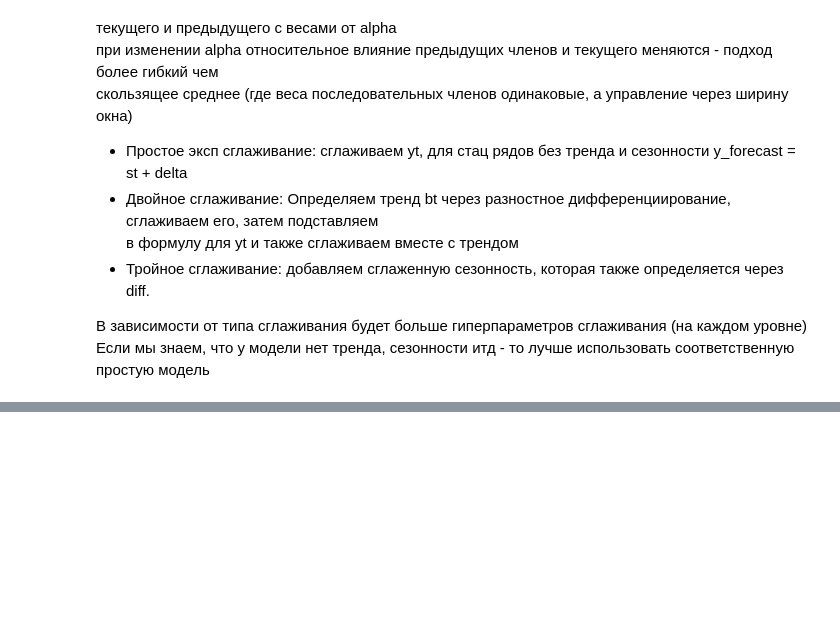
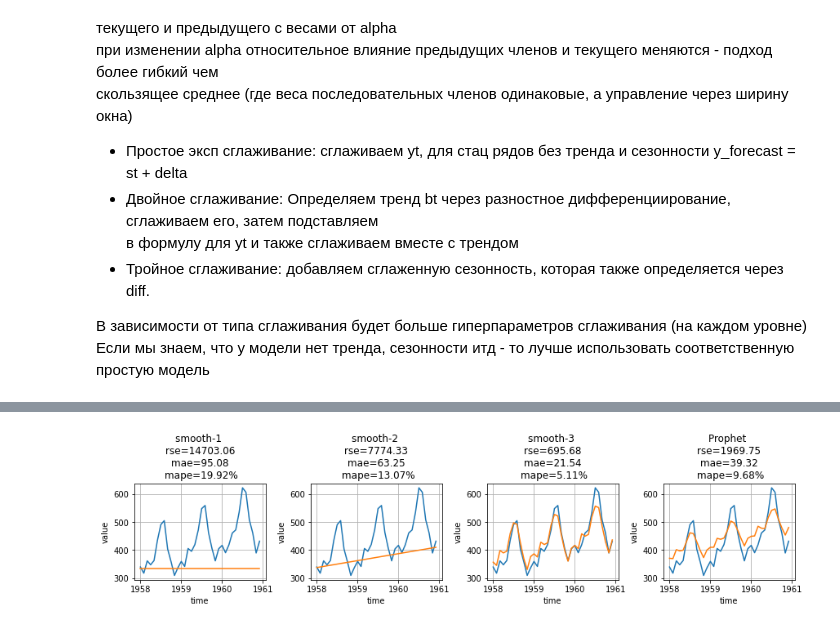
Before and after one commit to gavrevnik/analytics_tools, a Jupyter notebook: Time Series.ipynb, the cells around one changed output, grey strips where cells are left out. Cells and saved outputs as stored; diff of their text form; code cells hidden in the pictures; blank space fills up the shorter version.

```diff
--- a/Time Series.ipynb
+++ b/Time Series.ipynb
@@ -262,0 +290,61 @@ from statsmodels.tsa.holtwinters import ExponentialSmoothing
+# %%
+# Тестовый пайплайн
+import imp
+imp.reload(eda)
+
+# реальный пример данных обладающих трендом и сезонностью
+# data = sm.datasets.get_rdataset("AirPassengers", package="datasets").data
+data = data.sort_values(by='time', ascending=True)
+data_train = data[data.time < 1958]
+data_test = data[data.time >= 1958]
+
+# Метрики оценки точности
+def get_mae(y_true, y_pred):
+    return np.round(np.mean(np.abs(y_true - y_pred)), 2)
+def get_rse(y_true, y_pred):
+    return np.round(np.mean((y_true - y_pred) ** 2), 2)  # Сумма квадратов ошибок
+def get_mape(y_true, y_pred):
+    return np.round(np.mean(np.abs((y_true - y_pred) / y_true)) * 100, 2)
+
+
+# графики для визуализации
+ax = eda.get_subplots((12, 3), 1, 4)
+
+# ПРЕДИКТИВНЫЕ МОДЕЛИ
+# одношаговое сглаживание - без тренда и сезонности
+dt, real = data_test.time, data_test.value
+forecast = ExponentialSmoothing(data_train.value).fit(optimized=True).forecast(36)
+rse, mae, mape = get_rse(real, forecast), get_mae(real, forecast), get_mape(real, forecast)
+params_real = {'x' : dt, 'y' : real, 'ax' : ax[0], 'title' : f'smooth-1 \n rse={rse} \n mae={mae} \n mape={mape}%'}
+params_forecast = {'x' : data_test.time, 'y' : forecast, 'ax' : ax[0]}
+eda.make_plot('line', params_real); eda.make_plot('line', params_forecast)
+
+# одношаговое сглаживание - только тренд
+forecast = ExponentialSmoothing(data_train.value, trend='add').fit(optimized=True).forecast(36)
+rse, mae, mape = get_rse(real, forecast), get_mae(real, forecast), get_mape(real, forecast)
+params_real = {'x' : dt, 'y' : real, 'ax' : ax[1], 'title' : f'smooth-2 \n rse={rse} \n mae={mae} \n mape={mape}%'}
+params_forecast = {'x' : data_test.time, 'y' : forecast, 'ax' : ax[1]}
+eda.make_plot('line', params_real); eda.make_plot('line', params_forecast)
+
+# трехшаговое сглаживание - тренд и сезонность
+forecast = ExponentialSmoothing(data_train.value, trend='add', seasonal="add", seasonal_periods=12).fit(optimized=True).forecast(36)
+rse, mae, mape = get_rse(real, forecast), get_mae(real, forecast), get_mape(real, forecast)
+params_real = {'x' : dt, 'y' : real, 'ax' : ax[2]}
+params_forecast = {'x' : dt, 'y' : forecast, 'ax' : ax[2], 'title' : f'smooth-3 \n rse={rse} \n mae={mae} \n mape={mape}%'}
+eda.make_plot('line', params_real); eda.make_plot('line', params_forecast)
+
+# Prophet - модель от фейсбук
+# тюнинг формата данных для таблиц
+tmp = data_train.rename(columns={'time' : 'ds', 'value' : 'y'})
+def get_date(x):
+    year = int(x)
+    month = round(12 * (x - int(x))) + 1
+    return datetime.datetime(year, month, 1)
+tmp.ds = tmp.ds.apply(get_date)
+model = Prophet(yearly_seasonality=True); model.fit(tmp)
+forecast = model.predict(model.make_future_dataframe(periods=36, freq='MS')).yhat
+rse, mae, mape = get_rse(real, forecast), get_mae(real, forecast), get_mape(real, forecast)
+params_real = {'x' : dt, 'y' : real, 'ax' : ax[3]}
+params_forecast = {'x' : dt, 'y' : forecast, 'ax' : ax[3], 'title' : f'Prophet \n rse={rse} \n mae={mae} \n mape={mape}%'}
+eda.make_plot('line', params_real); eda.make_plot('line', params_forecast)
+# %% [output]
@@ -262,0 +353 @@ from statsmodels.tsa.holtwinters import ExponentialSmoothing
+[figure, added]
```
Also changed, not shown: parts of 7 cells of this notebook, 1 other file.
